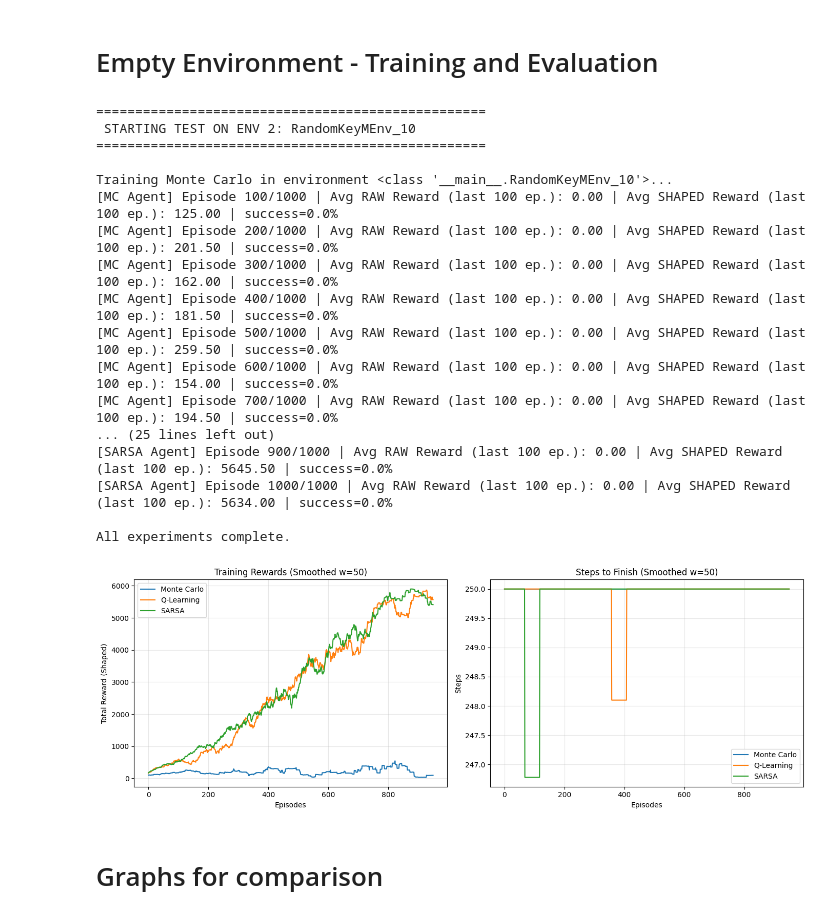
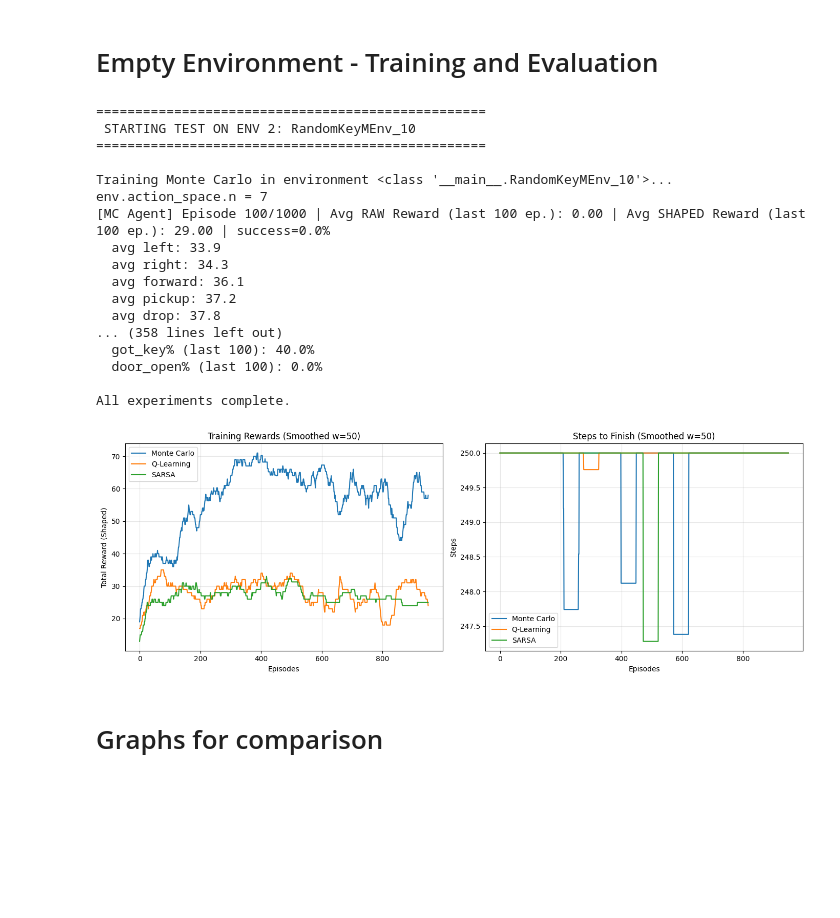
Before and after one commit to shaytanne/runi-reinforcement_learning-assignment2, a Jupyter notebook: MidProject_tabular_RL_Minigrid.ipynb, the cells around one changed output. Saved outputs shown, nothing was run; the diff lists cells and outputs as text; code cells hidden in the pictures; blank space fills up the shorter version.

Commit message:
- mask actions drop, done - reward shaping bugfixes

```diff
--- a/MidProject_tabular_RL_Minigrid.ipynb
+++ b/MidProject_tabular_RL_Minigrid.ipynb
@@ -918,7 +933,15 @@ class QLearningAgent(BaseAgent):
         Q-Learning update (off-policy):
         Q(s,a) <- Q(s,a) + alpha * [reward + gamma * max(Q(s',a')) - Q(s,a)]
         """
-        max_next_q = np.max(self.q_table[next_state]) if not done else 0.0
+
+        if done:
+            max_next_q = 0.0
+        else:
+            if not self.allowed_actions:
+                max_next_q = np.max(self.q_table[next_state])
+            else:
+                max_next_q = np.max(self.q_table[next_state, self.allowed_actions])
+
         td_target = reward + self.gamma * max_next_q
 
         current_q = self.q_table[state][action]
@@ -1295,8 +1363,8 @@ for _ in range(10):
 # %% [markdown]
 # Empty Environment - Training and Evaluation
 # %%
-# reward shaping function to pass to exp runner
-def key_door_reward_shaping(env: KeyFlatObsWrapper, reward: float , prev_has_key: bool, prev_door_open: bool) -> float:
+# define reward shaping function to pass to exp runner
+def key_door_reward_shaping(env: KeyFlatObsWrapper, reward: float , key_bonus_given: bool, door_bonus_given: bool) -> float:
     """
     Reward shaping to guide agent in env 2
     """
@@ -1306,11 +1374,11 @@ def key_door_reward_shaping(env: KeyFlatObsWrapper, reward: float , prev_has_key
         reward -= 0.1
 
     # bonus - picked up key
-    if env.is_carrying_key() and not prev_has_key:
+    if env.is_carrying_key() and not key_bonus_given:
         reward += 50.0
 
     # bonus - opened door
-    if env.is_door_open() and not prev_door_open:
+    if env.is_door_open() and not door_bonus_given:
         reward += 50.0
 
     return reward
@@ -1403,44 +1471,44 @@ for agent_name, agent_cls in agents.items():
         num_episodes=1000,
         max_steps=250,
         reward_shaping_func=key_door_reward_shaping,
         **params  # lr, gamma, epsilon
     )
 
     train_rewards_raw, train_rewards_shaped, train_steps, train_success = runner.run()
 
     results[agent_name] = {
         "train_rewards_raw": train_rewards_raw,
         "train_rewards_shaped": train_rewards_shaped,
         "train_steps": train_steps,
         "train_success": train_success,
     }
 
     # cleanup
     runner.close()
 
 print("\nAll experiments complete.")
 
 # generate Plots
 plot_rewards(results)
 # %% [output]
 ==================================================
  STARTING TEST ON ENV 2: RandomKeyMEnv_10
 ==================================================
 
 Training Monte Carlo in environment <class '__main__.RandomKeyMEnv_10'>...
-[MC Agent] Episode 100/1000 | Avg RAW Reward (last 100 ep.): 0.00 | Avg SHAPED Reward (last 100 ep.): 125.00 | success=0.0%
-[MC Agent] Episode 200/1000 | Avg RAW Reward (last 100 ep.): 0.00 | Avg SHAPED Reward (last 100 ep.): 201.50 | success=0.0%
-[MC Agent] Episode 300/1000 | Avg RAW Reward (last 100 ep.): 0.00 | Avg SHAPED Reward (last 100 ep.): 162.00 | success=0.0%
-[MC Agent] Episode 400/1000 | Avg RAW Reward (last 100 ep.): 0.00 | Avg SHAPED Reward (last 100 ep.): 181.50 | success=0.0%
-[MC Agent] Episode 500/1000 | Avg RAW Reward (last 100 ep.): 0.00 | Avg SHAPED Reward (last 100 ep.): 259.50 | success=0.0%
-[MC Agent] Episode 600/1000 | Avg RAW Reward (last 100 ep.): 0.00 | Avg SHAPED Reward (last 100 ep.): 154.00 | success=0.0%
-[MC Agent] Episode 700/1000 | Avg RAW Reward (last 100 ep.): 0.00 | Avg SHAPED Reward (last 100 ep.): 194.50 | success=0.0%
-... (25 lines left out)
-[SARSA Agent] Episode 900/1000 | Avg RAW Reward (last 100 ep.): 0.00 | Avg SHAPED Reward (last 100 ep.): 5645.50 | success=0.0%
-[SARSA Agent] Episode 1000/1000 | Avg RAW Reward (last 100 ep.): 0.00 | Avg SHAPED Reward (last 100 ep.): 5634.00 | success=0.0%
+env.action_space.n = 7
+[MC Agent] Episode 100/1000 | Avg RAW Reward (last 100 ep.): 0.00 | Avg SHAPED Reward (last 100 ep.): 29.00 | success=0.0%
+  avg left: 33.9
+  avg right: 34.3
+  avg forward: 36.1
+  avg pickup: 37.2
+  avg drop: 37.8
+... (358 lines left out)
+  got_key% (last 100): 40.0%
+  door_open% (last 100): 0.0%
 
 All experiments complete.
-[figure, old version]
+[figure, new version]
 # %%
 total_episodes = 1000
 eval_interval = 100
```
Also changed, not shown: parts of 7 cells of this notebook, 1 other file.
